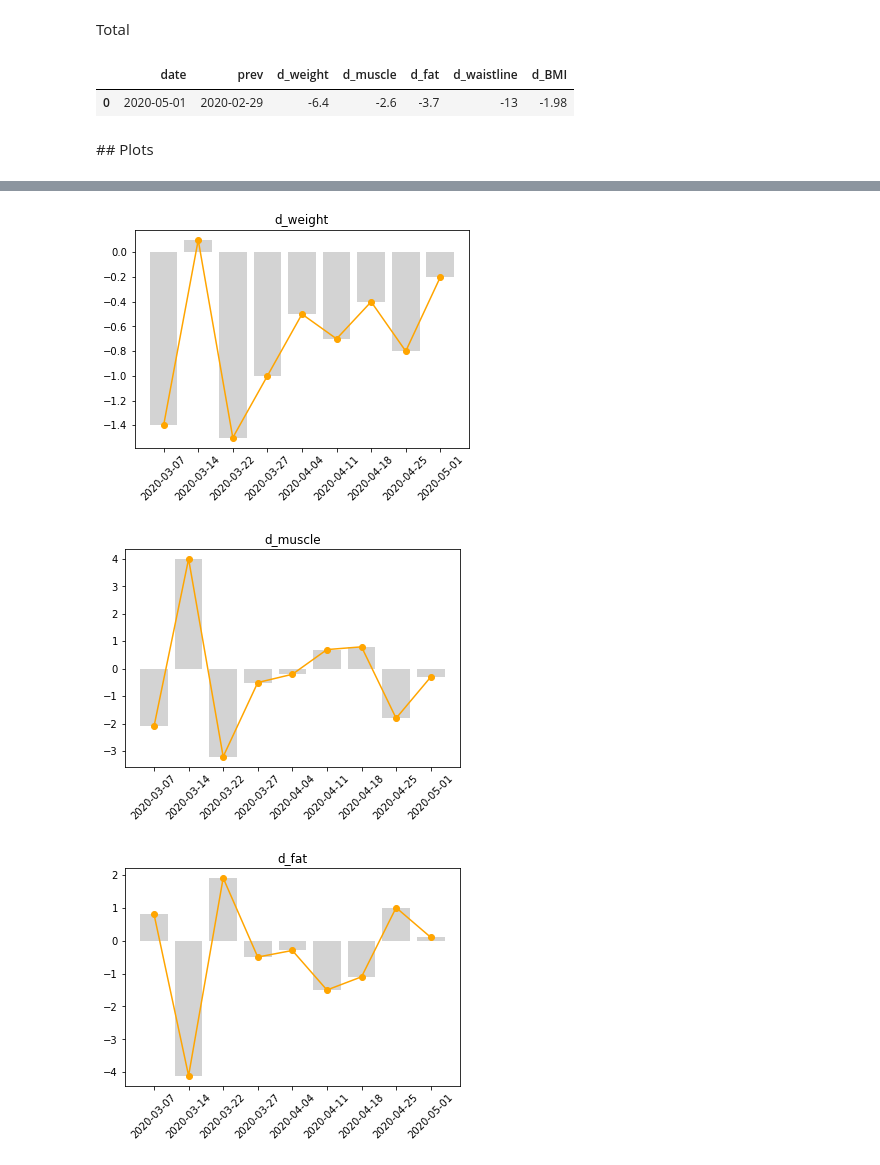
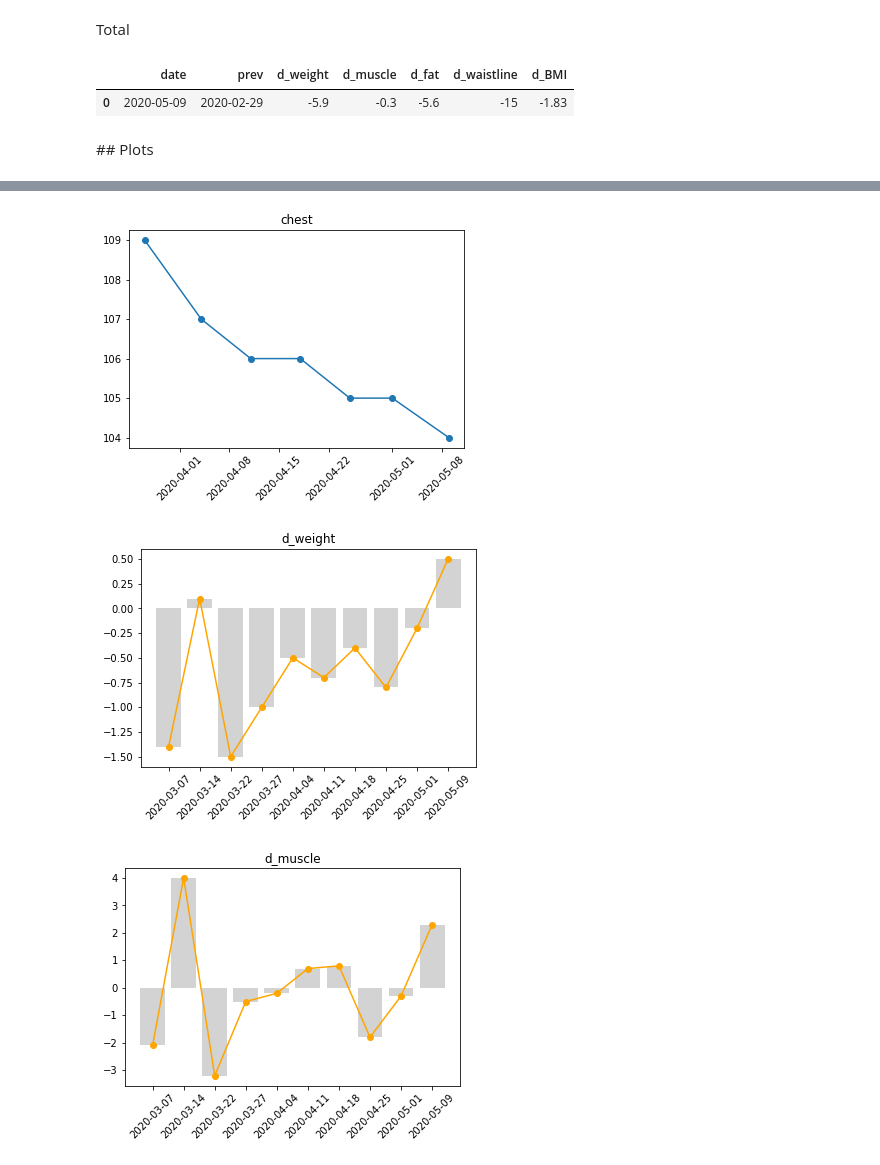
Before and after one commit to ivanross/my-notebook, a Jupyter notebook: Tanita.ipynb, the cells around one changed output, grey strips where cells are left out. Drawn from its saved outputs; the diff is of its cells as text; code cells hidden in the pictures.

```diff
--- a/Tanita.ipynb
+++ b/Tanita.ipynb
@@ -5,8 +5,9 @@ import pandas as pd
 import numpy as np
 
 def pairwise(ls): return (zip(ls,ls[1:]))
-def mapKey(ls): return lambda key : [x[key] for x in ls]
+def mapKey(ls): return lambda key : [x.get(key,None) for x in ls]
 def table(data): return pd.DataFrame(data).style
+replace = lambda targ, newval: lambda arr: [newval if d == targ else d for d in arr]
 # %%
 height = 1.80
 data = [
@@ -14,13 +15,13 @@ data = [
     {"date": "2020-03-07", "weight": 102.2, "muscle": 69.2, "p_fat": 28.8, "waistline": 113 },
     {"date": "2020-03-14", "weight": 102.3, "muscle": 73.2, "p_fat": 24.7, "waistline": 112 },
     {"date": "2020-03-22", "weight": 100.8, "muscle": 70.0, "p_fat": 27.0, "waistline": 109 },
-    {"date": "2020-03-27", "weight":  99.8, "muscle": 69.5, "p_fat": 26.8, "waistline": 107 },
-    {"date": "2020-04-04", "weight":  99.3, "muscle": 69.3, "p_fat": 26.6, "waistline": 105 },
-    {"date": "2020-04-11", "weight":  98.6, "muscle": 70.0, "p_fat": 25.3, "waistline": 103 },
-    {"date": "2020-04-18", "weight":  98.2, "muscle": 70.8, "p_fat": 24.2, "waistline": 105 },
-    {"date": "2020-04-25", "weight":  97.4, "muscle": 69.0, "p_fat": 25.5, "waistline": 103 },
-    {"date": "2020-05-01", "weight":  97.2, "muscle": 68.7, "p_fat": 25.6, "waistline": 101 },
-
+    {"date": "2020-03-27", "weight":  99.8, "muscle": 69.5, "p_fat": 26.8, "waistline": 107, "chest": 109 },
+    {"date": "2020-04-04", "weight":  99.3, "muscle": 69.3, "p_fat": 26.6, "waistline": 105, "chest": 107 },
+    {"date": "2020-04-11", "weight":  98.6, "muscle": 70.0, "p_fat": 25.3, "waistline": 103, "chest": 106 },
+    {"date": "2020-04-18", "weight":  98.2, "muscle": 70.8, "p_fat": 24.2, "waistline": 105, "chest": 106 },
+    {"date": "2020-04-25", "weight":  97.4, "muscle": 69.0, "p_fat": 25.5, "waistline": 103, "chest": 105 },
+    {"date": "2020-05-01", "weight":  97.2, "muscle": 68.7, "p_fat": 25.6, "waistline": 101, "chest": 105 },
+    {"date": "2020-05-09", "weight":  97.7, "muscle": 71.0, "p_fat": 23.5, "waistline":  99, "chest": 104 },
 ]
 # %% [markdown]
 ## Some computations
@@ -56,8 +58,9 @@ def computeDeltas(_data):
             "prev": prev["date"]
         }
 
-        for k in ["weight", "muscle", "fat", "waistline","BMI"]:
-            dd["d_"+k] = round(curr[k] - prev[k],2)
+        for k in ["weight", "muscle", "fat", "waistline","BMI", "chest"]:
+            if k in curr.keys() and k in prev.keys():
+                dd["d_"+k] = round(curr[k] - prev[k],2)
 
         _deltas.append(dd)
     return _deltas
@@ -81,13 +85,14 @@ Total
 table(computeDeltas([data[0],data[-1]]))
 # %% [output]
 |  | date | prev | d_weight | d_muscle | d_fat | d_waistline | d_BMI |
-| 0 | 2020-05-01 | 2020-02-29 | -6.4 | -2.6 | -3.7 | -13 | -1.98 |
+| 0 | 2020-05-09 | 2020-02-29 | -5.9 | -0.3 | -5.6 | -15 | -1.83 |
 # %% [markdown]
 ## Plots
 # %%
 dataKey = lambda key: mapKey(data)(key) if key != "date" else [datetime.strptime(d, "%Y-%m-%d") for d in mapKey(data)(key)]
+replaceNone = replace(None,0)
 
-keys = ["weight", "muscle","fat","BMI", "waistline"]
+keys = ["weight", "muscle","fat","BMI", "waistline","chest"]
 for k in keys:
     plt.plot(dataKey("date"),dataKey(k),"o-")
     plt.title(k)
@@ -96,10 +101,10 @@ for k in keys:
 
 
 deltasKey = mapKey(deltas)
-keys = ["d_weight", "d_muscle","d_fat","d_BMI"]
+keys = ["d_weight", "d_muscle","d_fat","d_BMI","d_waistline", "d_chest"]
 for k in keys:
-    plt.bar(deltasKey("date"),deltasKey(k), color="lightgrey")
-    plt.plot(deltasKey("date"),deltasKey(k), "o-", color="orange")
+    plt.bar(deltasKey("date"),replaceNone(deltasKey(k)), color="lightgrey")
+    plt.plot(deltasKey("date"),replaceNone(deltasKey(k)), "o-", color="orange")
     plt.title(k)
     plt.xticks(rotation=45)
     plt.show()
@@ -112,3 +117,3 @@ for k in keys:
-[figure, old version]
+[figure, new version]
-[figure, old version]
+[figure, new version]
-[figure, old version]
+[figure, new version]
```
Also changed, not shown: parts of 3 cells of this notebook.
